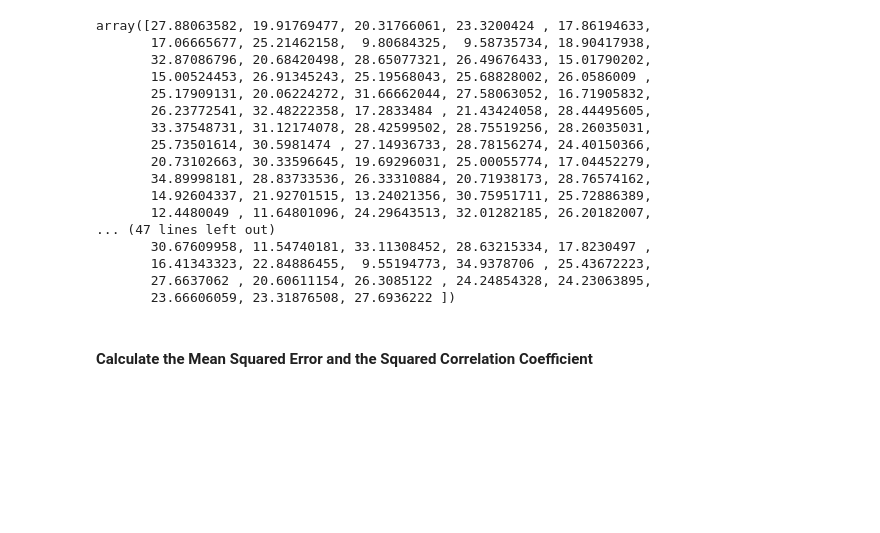
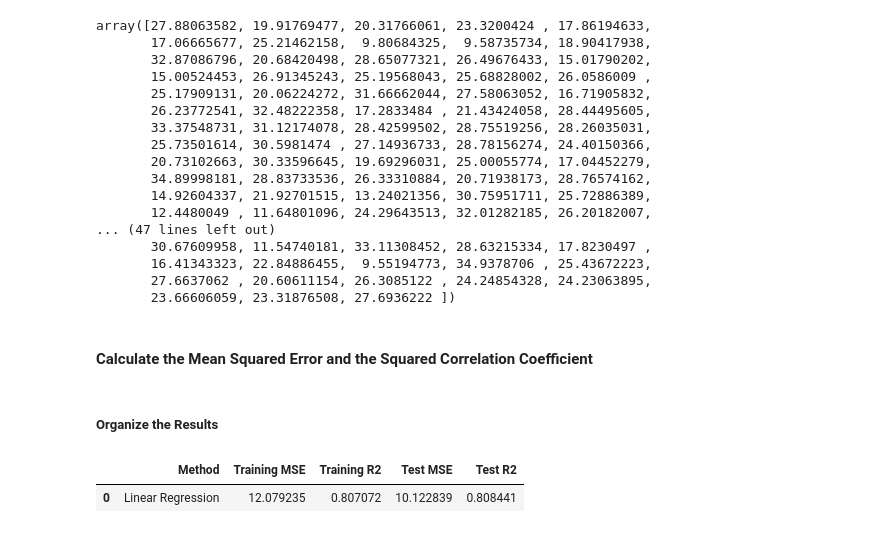
Before and after one commit to Vimtoooo/Machine-Learning-Model-to-predict-MPG-Values, a Jupyter notebook: ML_Project.ipynb, the cells around one changed output. Drawn from its saved outputs; the diff is of its cells as text; code cells hidden in the pictures; blank space fills up the shorter version.

Commit message:
Organized Linear Regression Results

```diff
--- a/ML_Project.ipynb
+++ b/ML_Project.ipynb
@@ -192,3 +192,27 @@ array([27.88063582, 19.91769477, 20.31766061, 23.3200424 , 17.86194633,
        23.66606059, 23.31876508, 27.6936222 ])
 # %% [markdown]
 #### Calculate the Mean Squared Error and the Squared Correlation Coefficient
+# %%
+# Import the mean squared error and squared correlation coefficient methods
+from sklearn.metrics import mean_squared_error, r2_score
+
+# Results for the training set
+lr_train_mse = mean_squared_error(y_train, y_lr_train_prediction)
+lr_train_r2 = r2_score(y_train, y_lr_train_prediction)
+
+# Results for the test set
+lr_test_mse = mean_squared_error(y_test, y_lr_test_prediction)
+lr_test_r2 = r2_score(y_test, y_lr_test_prediction)
+# %% [markdown]
+##### Organize the Results
+# %%
+# Extract the results into a DataFrame
+df_results = pd.DataFrame(['Linear Regression', lr_train_mse, lr_train_r2, lr_test_mse, lr_test_r2]).transpose()
+
+# Rename the columns
+df_results.columns = ['Method', 'Training MSE', 'Training R2', 'Test MSE', 'Test R2']
+# %%
+df_results
+# %% [output]
+|  | Method | Training MSE | Training R2 | Test MSE | Test R2 |
+| 0 | Linear Regression | 12.079235 | 0.807072 | 10.122839 | 0.808441 |
```
